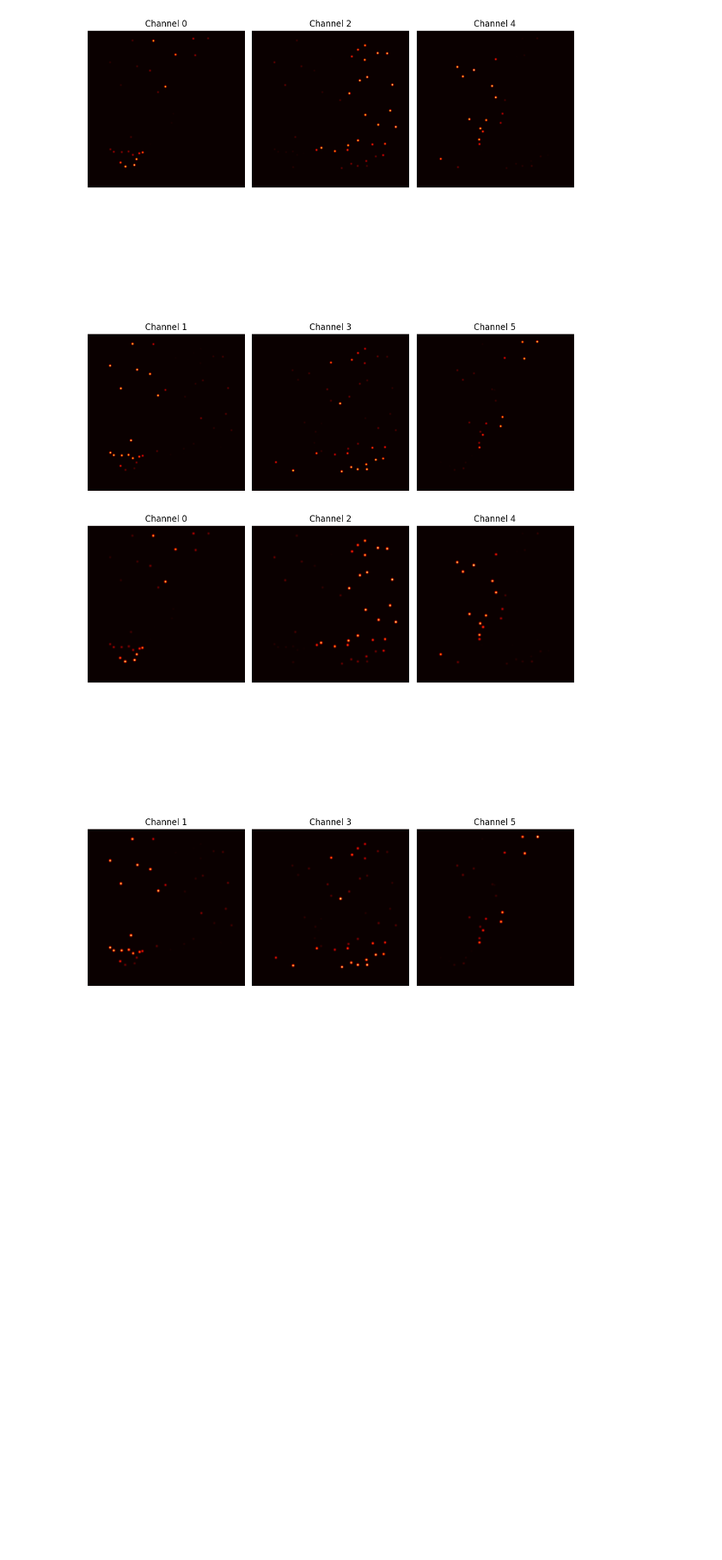
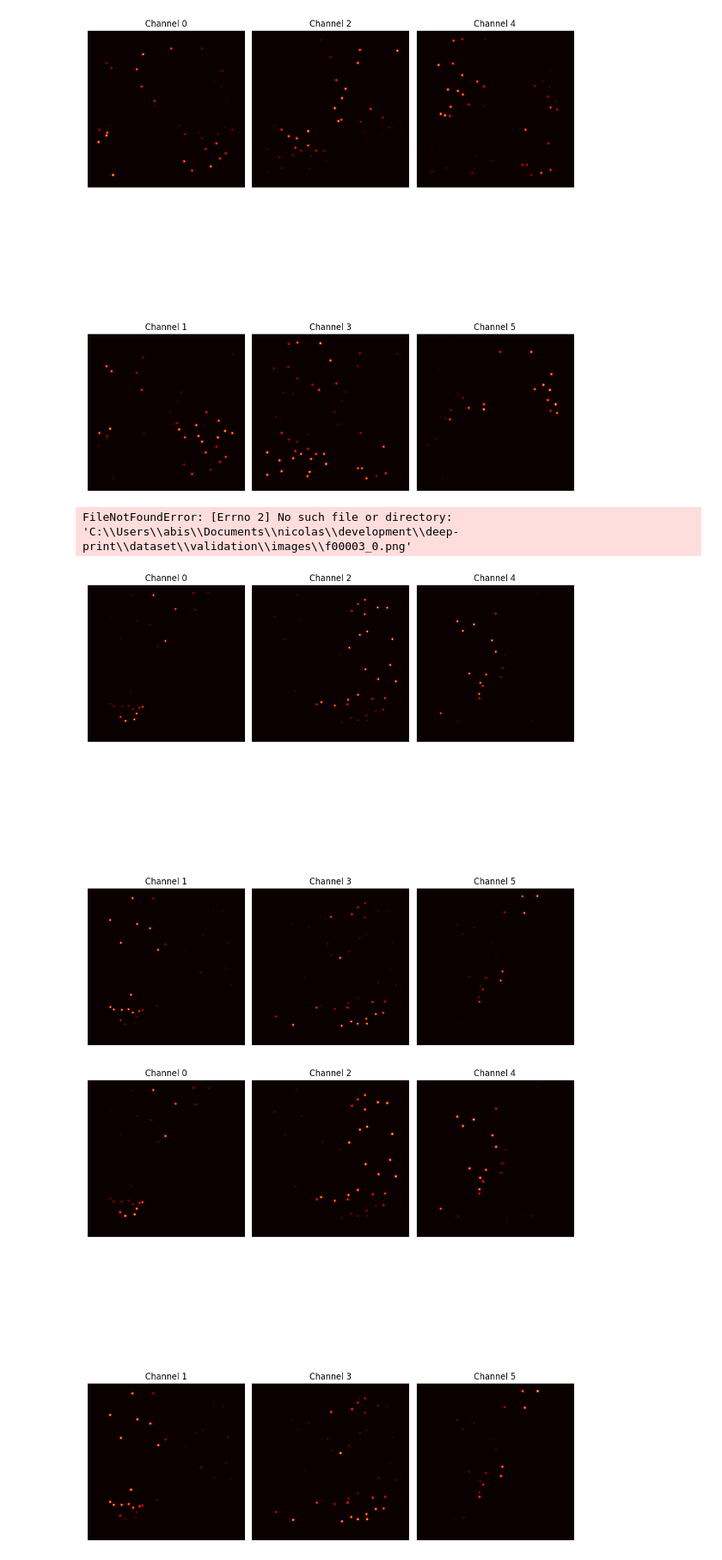
Before and after one commit to Nbeleski/deep-print, a Jupyter notebook: fix-dataset.ipynb, the cells around one changed output. Shown at 86% size. Cells and saved outputs as stored; diff of their text form; code cells hidden in the pictures; blank space fills up the shorter version.

```diff
--- a/fix-dataset.ipynb
+++ b/fix-dataset.ipynb
@@ -255,7 +256,7 @@ def plot_minutiae_map(H):
     Args:
         H: np.ndarray of shape (H, W, 6)
     """
-    fig, axes = plt.subplots(2, 3, figsize=(10, 15))
+    fig, axes = plt.subplots(2, 3, figsize=(6, 8))
     for i in range(6):
         ax = axes[i%2, i//2]
         ax.imshow(H[..., i], cmap='hot')
@@ -393,3 +574,7 @@ def draw_minutiae_on_image(img, minutiae, map_shape, img_shape, color=(0,0,255))
+# %%
+plot_minutiae_map(mmap)
+# %% [output]
+[figure, added]
 # %%
 folder = 'dataset/validation/'
 fname = 'f00003_0.png'
@@ -400,7 +585,8 @@ tpl = Template(folder + 'templates/' + tname)
 shape = np.asarray(img).shape
 
 mmap = generate_minutiae_map(tpl.minutiae, shape, base_size=448, map_size=192, sigma_s=1.0, sigma_o=0.5)
-mmap2 = generate_minutiae_map_paper(tpl.minutiae, shape)
+# %% [output]
+FileNotFoundError: [Errno 2] No such file or directory: 'C:\\Users\\abis\\Documents\\nicolas\\development\\deep-print\\dataset\\validation\\images\\f00003_0.png'
 # %%
 plot_minutiae_map(mmap2)
 # %% [output]
```
Also changed, not shown: parts of 3 cells of this notebook, 4 other files.
